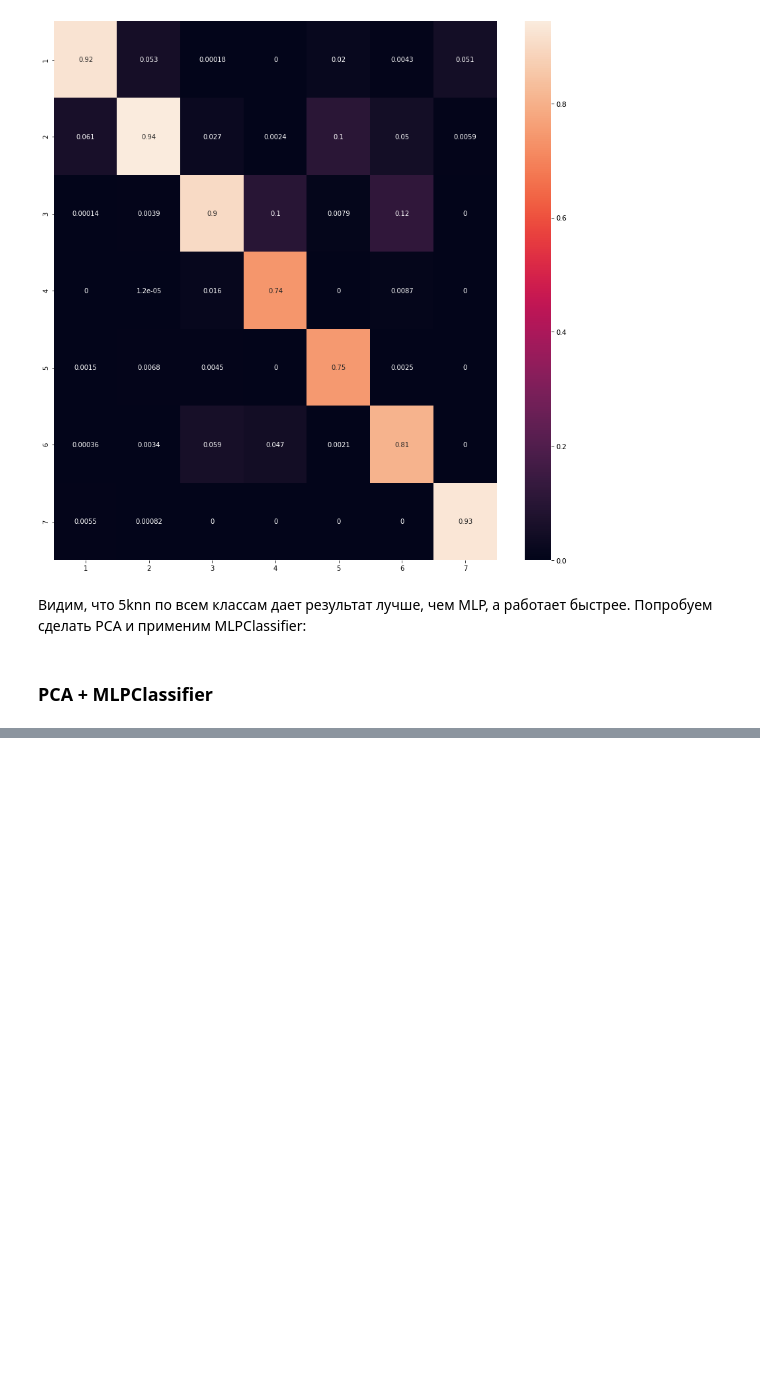
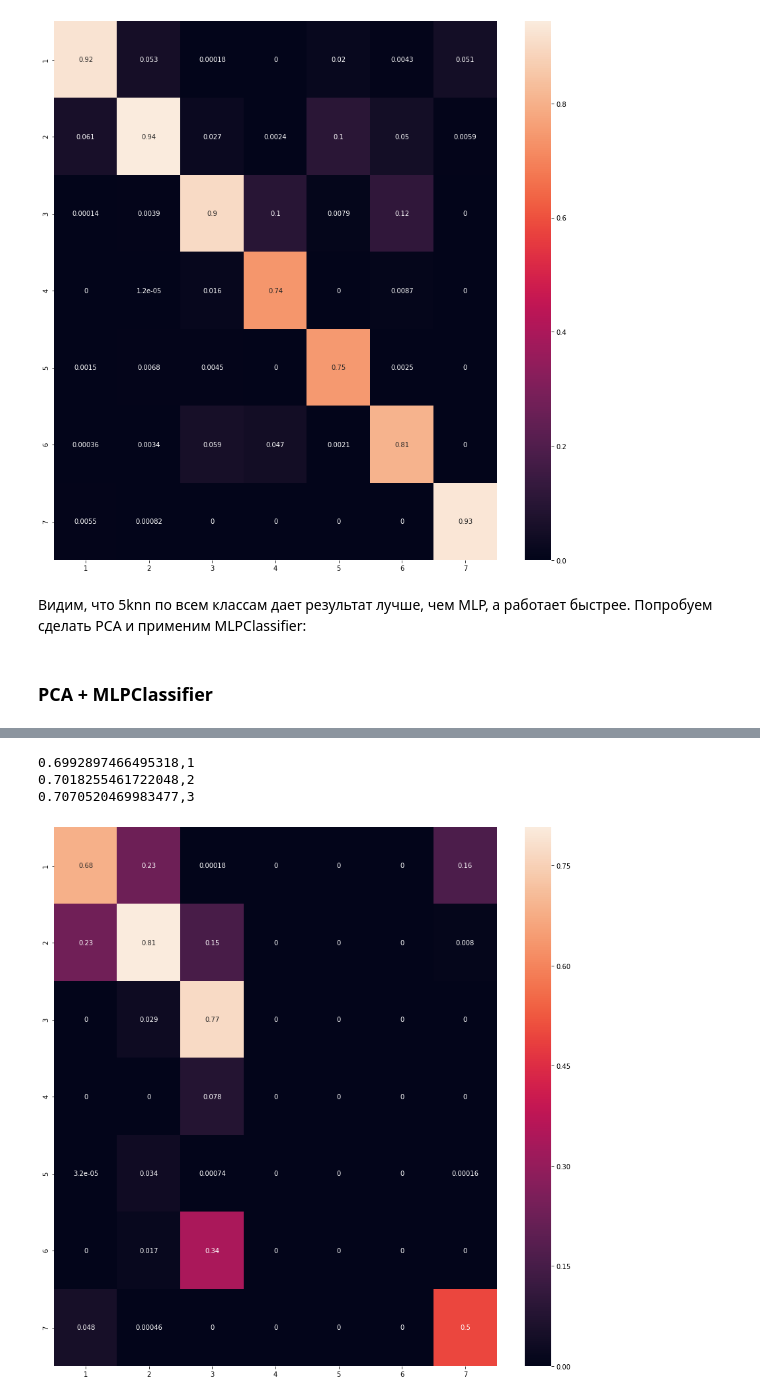
Before and after one commit to vladimirwest/HSE_ML_Course, a Jupyter notebook: KNN_1_lab.ipynb, the cells around one changed output, grey strips where cells are left out. Drawn from its saved outputs; the diff is of its cells as text; code cells hidden in the pictures; blank space fills up the shorter version.

```diff
--- a/KNN_1_lab.ipynb
+++ b/KNN_1_lab.ipynb
@@ -770,0 +854,19 @@ ax = sns.heatmap(cnf_matrix / cnf_matrix.astype(np.float).sum(axis=1), annot=Tru
+# %%
+from sklearn.neural_network import MLPClassifier
+from sklearn.decomposition import PCA
+from sklearn.model_selection import train_test_split
+from sklearn import preprocessing
+#Select predictors
+X = data[data.columns[:54]]
+#Target variable
+y = data.Cover_Type
+
+#По описанию первые 10 признаков являются численными, поэтому они нуждаются в нормализации
+X_norm = X[X.columns[0:10]]
+
+std_scale = preprocessing.StandardScaler().fit(X_norm)
+X_norm_scaled = std_scale.transform(X_norm)
+
+norm_col = pd.DataFrame(X_norm_scaled, index=X_norm.index, columns=X_norm.columns)
+X.update(norm_col)
+print (X.head())
@@ -770,0 +887,31 @@ ax = sns.heatmap(cnf_matrix / cnf_matrix.astype(np.float).sum(axis=1), annot=Tru
+# %%
+pca_2d = PCA(n_components=6)
+PCs_2d_norm = pca_2d.fit_transform(X)
+# %%
+from sklearn.model_selection import train_test_split
+
+X_train, X_test, y_train, y_test = train_test_split(PCs_2d_norm, y , test_size = 0.3, random_state =  92)
+# %%
+from sklearn.metrics import accuracy_score
+
+error_metric = []
+for n_layers in [1,2,3]:
+    model = MLPClassifier(hidden_layer_sizes = (20,n_layers), solver = 'lbfgs', activation = 'logistic', alpha = 0.001, random_state = 42)
+    model.fit(X_train, y_train)
+    pred = model.predict(X_test)
+    err = accuracy_score(y_test, pred)
+    print(str(err) + ',' + str(n_layers))
+    error_metric.append(err)
+# %% [output]
+0.6992897466495318,1
+0.7018255461722048,2
+0.7070520469983477,3
+# %%
+from sklearn.metrics import confusion_matrix
+import seaborn as sns
+classes = [1,2,3,4,5,6,7]
+cnf_matrix = confusion_matrix(y_test, pred, labels = classes)
+plt.figure(figsize=(15,15))
+ax = sns.heatmap(cnf_matrix / cnf_matrix.astype(np.float).sum(axis=1), annot=True,xticklabels=classes,yticklabels=classes)
+# %% [output]
+[figure, added]
```
Also changed, not shown: parts of 11 cells of this notebook.
